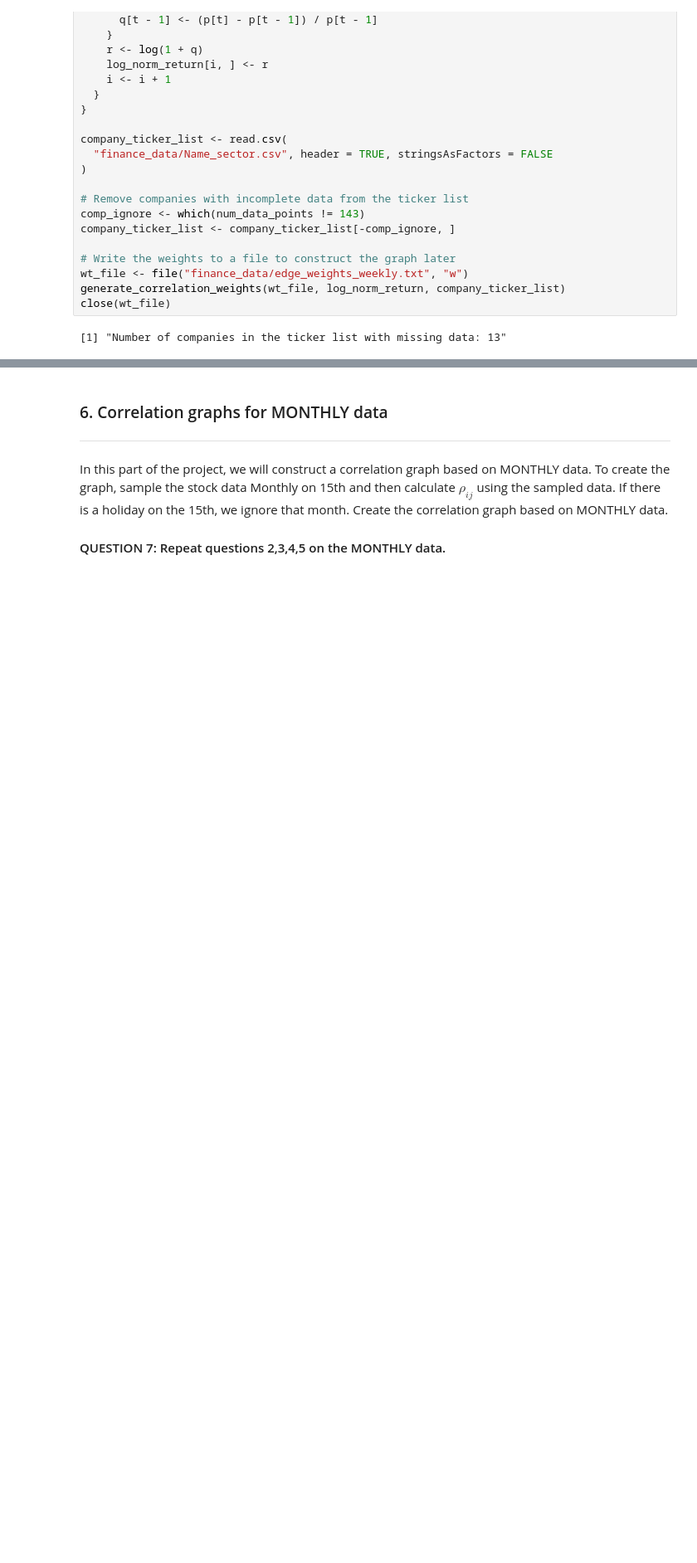
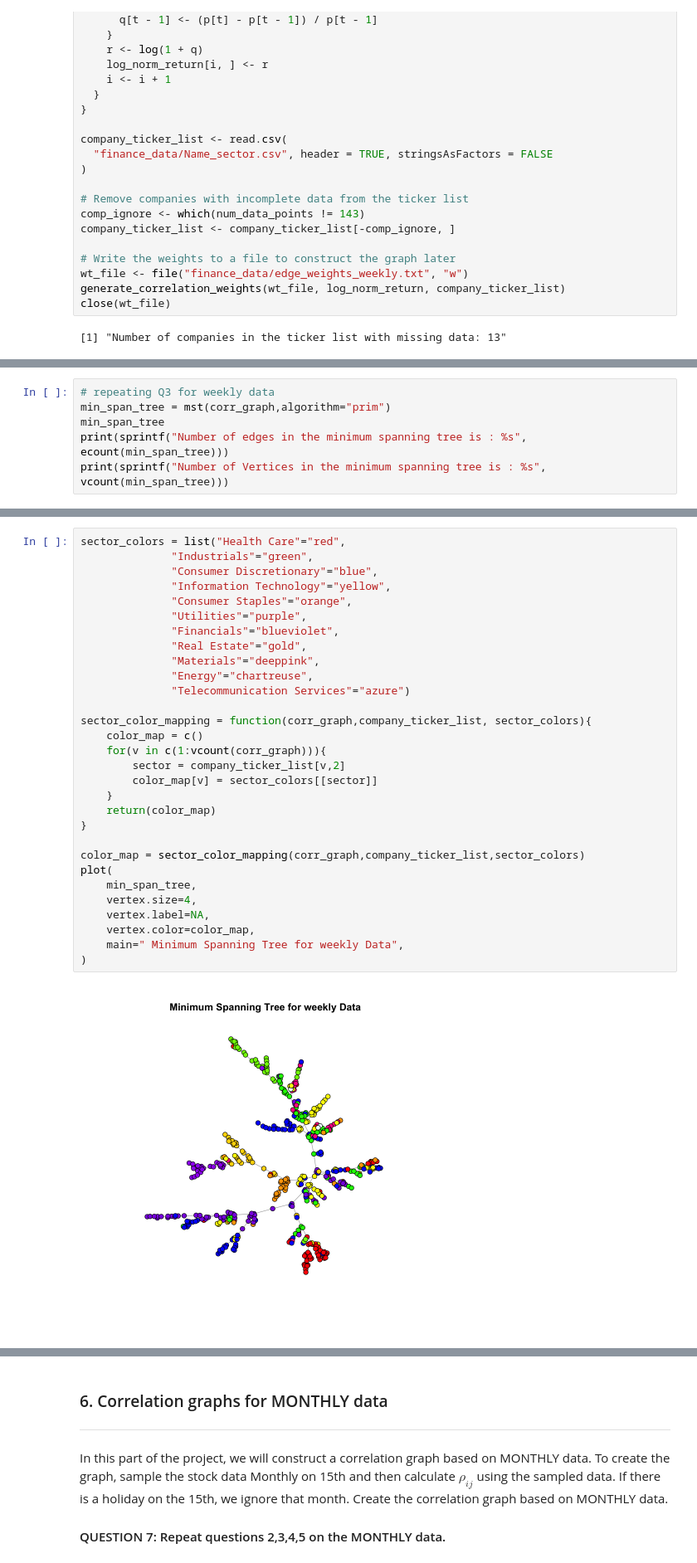
Before and after one commit to kchuang625/ucla-ece-232e-spring-2023-hw, a Jupyter notebook: project4/part1_705668757_905847065_105945588.ipynb, the cells around one changed output, grey strips where cells are left out. Shown at 83% size. Drawn from its saved outputs; the diff is of its cells as text; blank space fills up the shorter version.

```diff
--- a/project4/part1_705668757_905847065_105945588.ipynb
+++ b/project4/part1_705668757_905847065_105945588.ipynb
@@ -425,0 +464,6 @@ close(wt_file)
+# %%
+# repeating Q3 for weekly data
+min_span_tree = mst(corr_graph,algorithm="prim")
+min_span_tree
+print(sprintf("Number of edges in the minimum spanning tree is : %s", ecount(min_span_tree)))
+print(sprintf("Number of Vertices in the minimum spanning tree is : %s", vcount(min_span_tree)))
@@ -425,0 +485,32 @@ close(wt_file)
+# %%
+sector_colors = list("Health Care"="red",
+              "Industrials"="green",
+              "Consumer Discretionary"="blue",
+              "Information Technology"="yellow",
+              "Consumer Staples"="orange",
+              "Utilities"="purple",
+              "Financials"="blueviolet",
+              "Real Estate"="gold",
+              "Materials"="deeppink",
+              "Energy"="chartreuse",
+              "Telecommunication Services"="azure")
+
+sector_color_mapping = function(corr_graph,company_ticker_list, sector_colors){
+    color_map = c()
+    for(v in c(1:vcount(corr_graph))){
+        sector = company_ticker_list[v,2]
+        color_map[v] = sector_colors[[sector]]
+    }
+    return(color_map)
+}
+
+color_map = sector_color_mapping(corr_graph,company_ticker_list,sector_colors)
+plot(
+    min_span_tree,
+    vertex.size=4,
+    vertex.label=NA,
+    vertex.color=color_map,
+    main=" Minimum Spanning Tree for weekly Data",
+)
+# %% [output]
+[figure, added]
```
Also changed, not shown: parts of 20 cells of this notebook.
